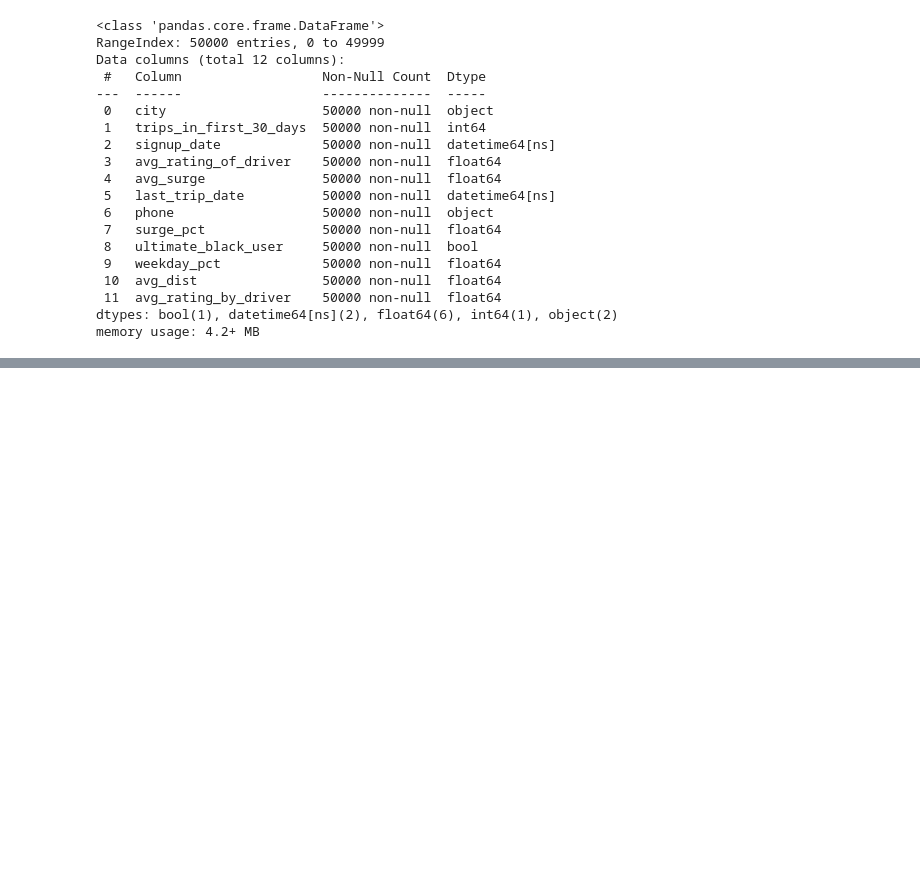
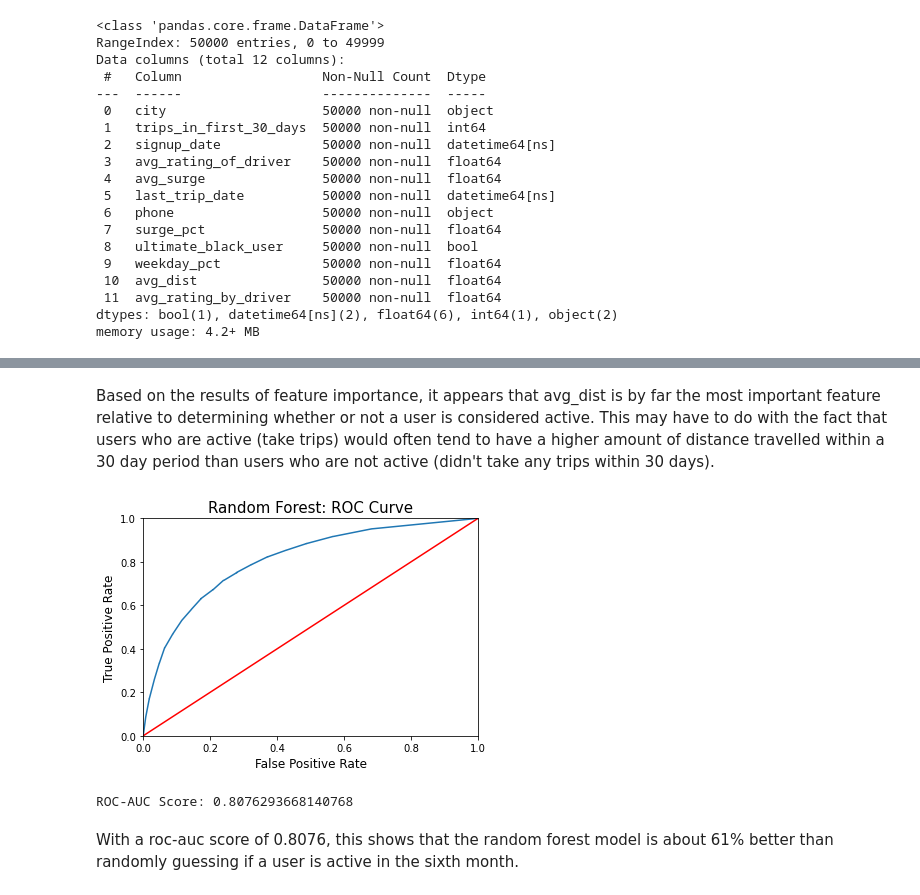
Before and after one commit to Zaxela/Springboard, a Jupyter notebook: 26.2/ultimate_challenge.ipynb, the cells around one changed output, grey strips where cells are left out. Cells and saved outputs as stored; diff of their text form; code cells hidden in the pictures; blank space fills up the shorter version.

```diff
--- a/26.2/ultimate_challenge.ipynb
+++ b/26.2/ultimate_challenge.ipynb
@@ -210,0 +394,26 @@ memory usage: 4.2+ MB
+# %% [markdown]
+Based on the results of feature importance, it appears that avg_dist is by far the most important feature relative to determining whether or not a user is considered active. This may have to do with the fact that users who are active (take trips) would often tend to have a higher amount of distance travelled within a 30 day period than users who are not active (didn't take any trips within 30 days).
+# %%
+#ROC Curve
+
+from sklearn.metrics import auc, roc_curve, roc_auc_score
+
+y_score = rf.predict_proba(X_test)
+y_score = y_score[:,1]
+# %%
+false_positive_rate, true_positive_rate, thresholds = roc_curve(y_test, y_score)
+
+plt.plot(false_positive_rate, true_positive_rate)
+plt.plot([0, 1], [0, 1], 'r')
+plt.xlabel('False Positive Rate', fontsize=12)
+plt.ylabel('True Positive Rate', fontsize=12)
+plt.title('Random Forest: ROC Curve',fontsize=15)
+plt.axis([0, 1, 0, 1])
+plt.show()
+
+print('ROC-AUC Score:', roc_auc_score(y_test, y_score))
+# %% [output]
+[figure, added]
+ROC-AUC Score: 0.8076293668140768
+# %% [markdown]
+With a roc-auc score of 0.8076, this shows that the random forest model is about 61% better than randomly guessing if a user is active in the sixth month.
```
Also changed, not shown: parts of 20 cells of this notebook.
